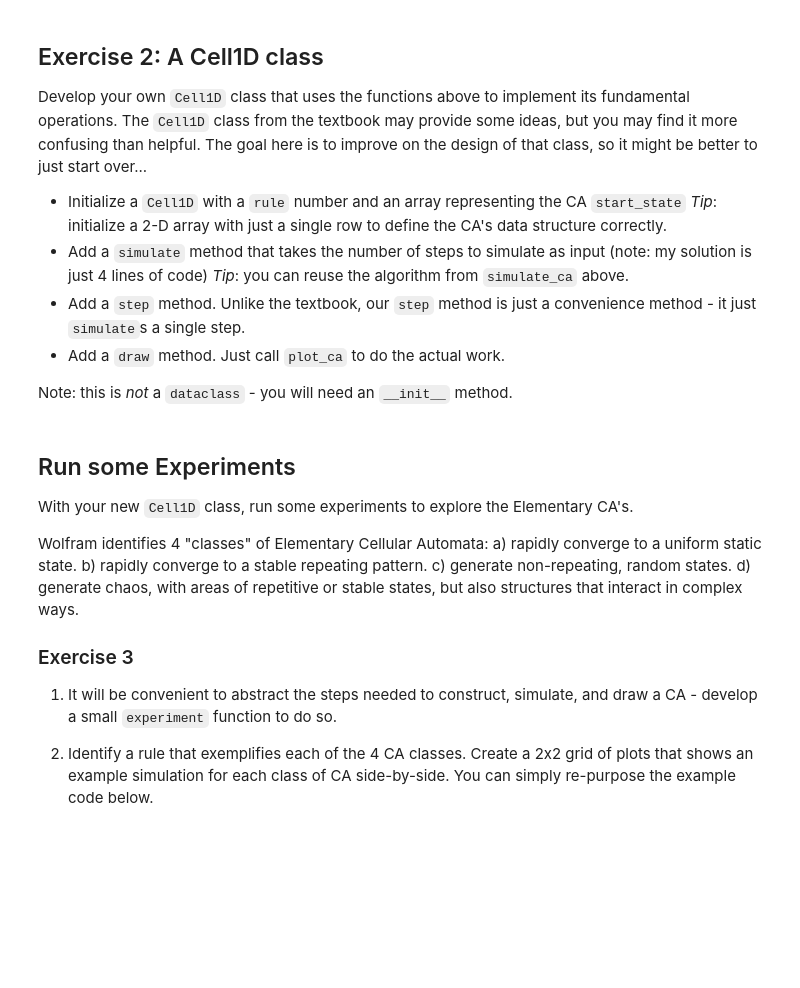
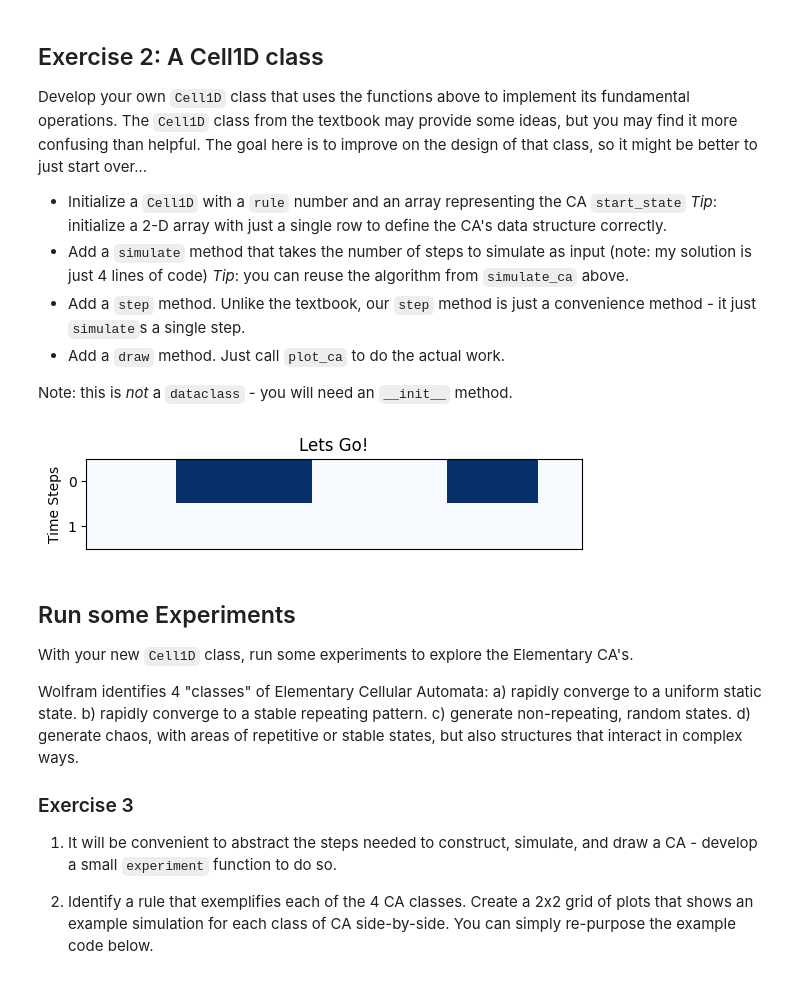
Before and after one commit to MarlaS02/comp215, a Jupyter notebook: labs/lab07_cellular_automata.ipynb, the cells around one changed output. Saved outputs shown, nothing was run; the diff lists cells and outputs as text; code cells hidden in the pictures; blank space fills up the shorter version.

```diff
--- a/labs/lab07_cellular_automata.ipynb
+++ b/labs/lab07_cellular_automata.ipynb
@@ -155,18 +155,34 @@ Note: this is *not* a `dataclass` - you will need an `__init__` method.
 # %%
 # Solution for Ex. 2 here...
 
 class Cell1D:
 
     def __init__(self, rule: int, start_state: np.ndarray):
         self.rule = rule
         self.start_state = start_state
         self.n_cells = len(start_state)
         self.ca_timesteps = np.vstack([start_state, np.zeros((1, self.n_cells), dtype = np.uint8)])
         self.rule_lookup_table = get_lookup_table(rule)
         self.step_count = 0
 
     def simulate(self, n_steps: int):
-        for t in range
+        self.ca_timesteps = simulate_ca(self.n_cells, n_steps, self.rule_lookup_table)
+        self.step_count = n_steps
+        return self.ca_timesteps
+
+    def step(self):
+        self.ca_timestep = np.vstack([self.ca_timesteps[-1]], np.zeros((1, self.n_cells), dtype = np.uint8))
+        self.ca_timestep[-1] = transition(self.ca_timesteps[-2], self.rule_lookup_table)
+        self.step_count += 1
+        return self.ca_timestep
+
+    def draw(self, axes = None, title = " ", cmap = 'Blues', **options):
+        plot_ca(self.ca_timesteps, title = f'Lets Go!')
+
+cell1D = Cell1D(90, np.array([0, 0, 1, 1, 1, 0, 0, 0, 1, 1, 0]))
+cell1D.draw()
+# %% [output]
+[figure, added]
 # %% [markdown]
 ## Run some Experiments
 With your new `Cell1D` class, run some experiments to explore the Elementary CA's.
```
Also changed, not shown: parts of 1 cell of this notebook.
